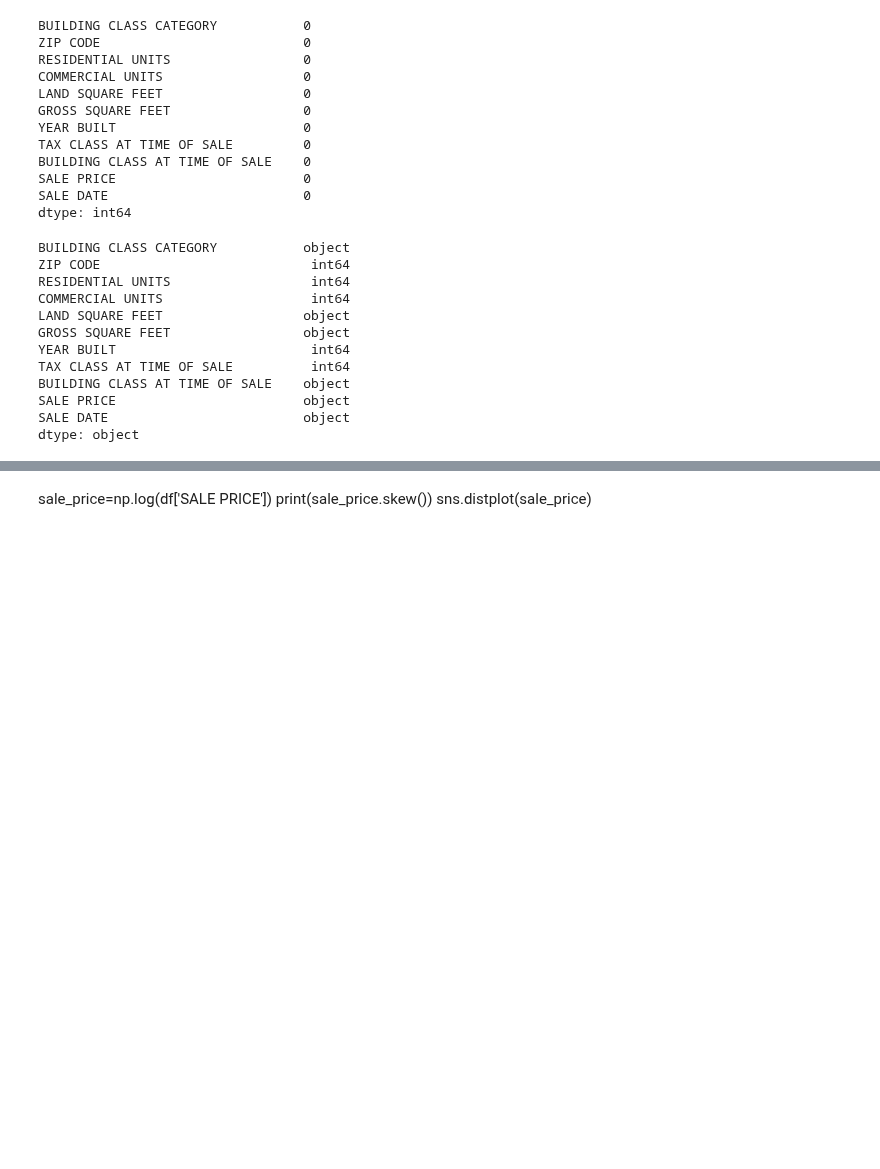
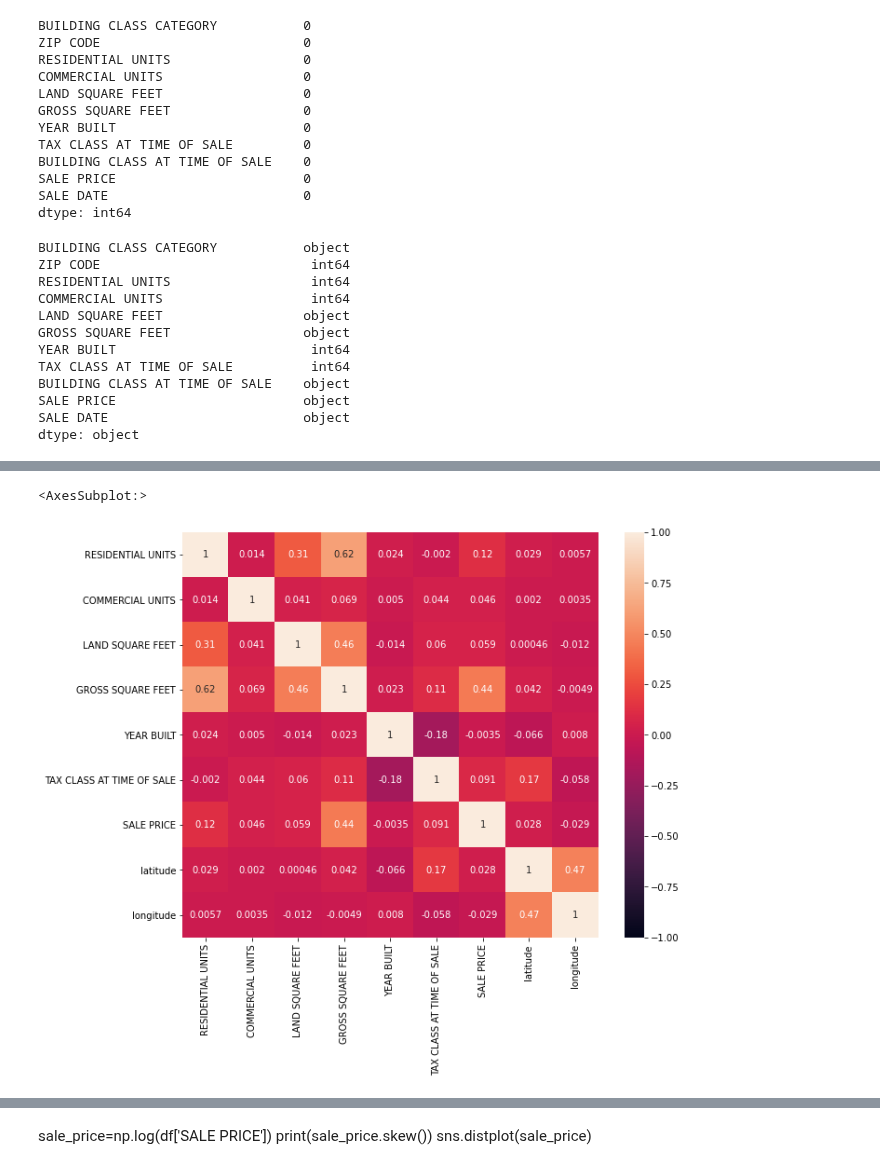
Before and after one commit to Gaukhar-ai/for_my_Thinkful_work, a Jupyter notebook: capstone/Real_Estate_sale_price_prediction_NYC.ipynb, the cells around one changed output, grey strips where cells are left out. Saved outputs shown, nothing was run; the diff lists cells and outputs as text; code cells hidden in the pictures; blank space fills up the shorter version.

```diff
--- a/capstone/Real_Estate_sale_price_prediction_NYC.ipynb
+++ b/capstone/Real_Estate_sale_price_prediction_NYC.ipynb
@@ -254,0 +243,4 @@ sns.distplot(df['SALE PRICE'])
+# %%
+#merging two data frames by zip code, adding to the newsly created df_geo, lat and long
+zip_ny.head()
+df_geo=pd.merge(df, zip_ny[['ZIP CODE','latitude', 'longitude']], on ='ZIP CODE', how = 'left')
@@ -254,0 +263,3 @@ sns.distplot(df['SALE PRICE'])
+# %%
+drop_cols = ['ZIP CODE']
+df_geo.drop(columns = drop_cols, inplace=True)
@@ -254,0 +275,4 @@ sns.distplot(df['SALE PRICE'])
+# %%
+df_geo['LAND SQUARE FEET'] = pd.to_numeric(df_geo['LAND SQUARE FEET'], errors='coerce')
+df_geo['GROSS SQUARE FEET']= pd.to_numeric(df_geo['GROSS SQUARE FEET'], errors='coerce')
+df_geo['SALE PRICE'] = pd.to_numeric(df_geo['SALE PRICE'], errors='coerce')
@@ -254,0 +318,12 @@ sns.distplot(df['SALE PRICE'])
+# %%
+#filling NAs with the mean
+
+df_geo['LAND SQUARE FEET']=df_geo['LAND SQUARE FEET'].fillna(df_geo['LAND SQUARE FEET'].mean())
+df_geo['GROSS SQUARE FEET']=df_geo['GROSS SQUARE FEET'].fillna(df_geo['GROSS SQUARE FEET'].mean())
+# %%
+plt.figure(figsize=(10, 8))
+corr = df_geo.corr()
+sns.heatmap(corr, vmin = -1, annot = True)
+# %% [output]
+<AxesSubplot:>
+[figure, added]
```
Also changed, not shown: parts of 107 cells of this notebook.
